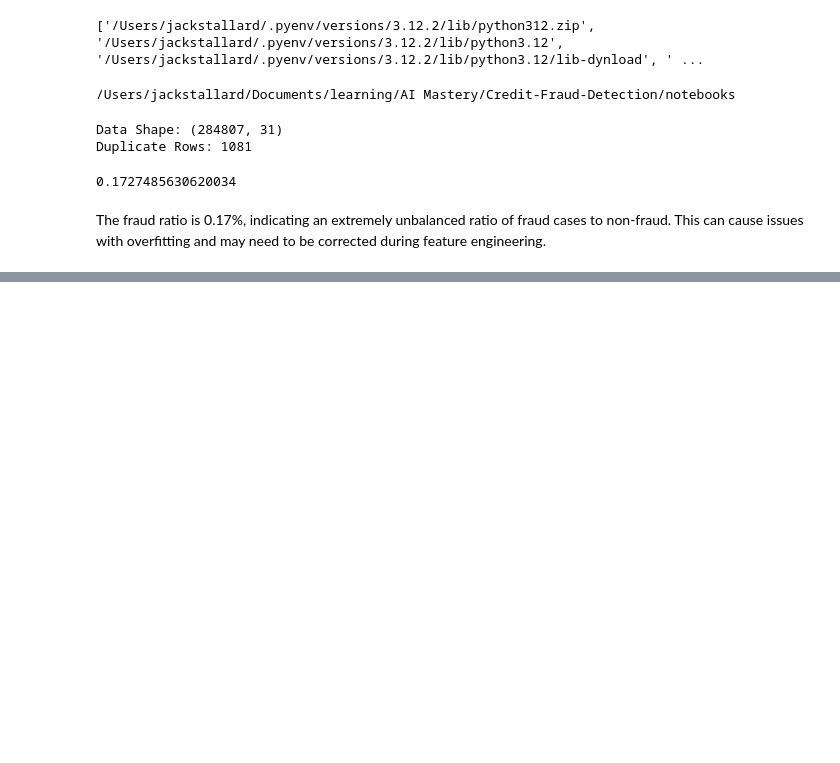
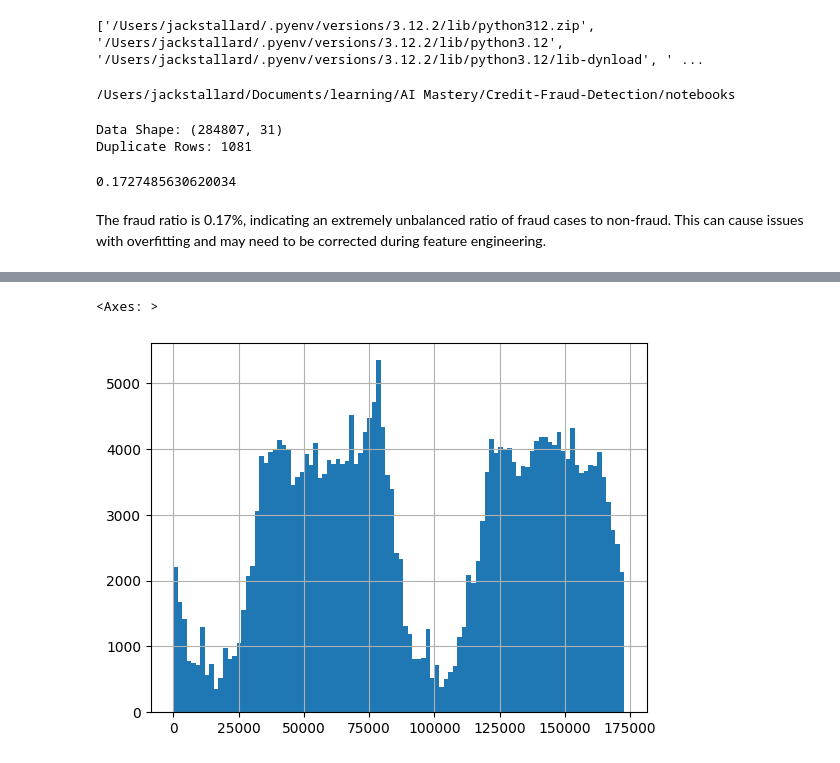
Before and after one commit to jckstllrd/Credit-Fraud-Detection, a Jupyter notebook: notebooks/01_eda.ipynb, the cells around one changed output, grey strips where cells are left out. Saved outputs shown, nothing was run; the diff lists cells and outputs as text; code cells hidden in the pictures; blank space fills up the shorter version.

```diff
--- a/notebooks/01_eda.ipynb
+++ b/notebooks/01_eda.ipynb
@@ -46,0 +59,5 @@ Matplotlib is building the font cache; this may take a moment.
+# %%
+df['Time'].hist(bins=100)
+# %% [output]
+<Axes: >
+[figure, added]
```
Also changed, not shown: parts of 3 cells of this notebook.
